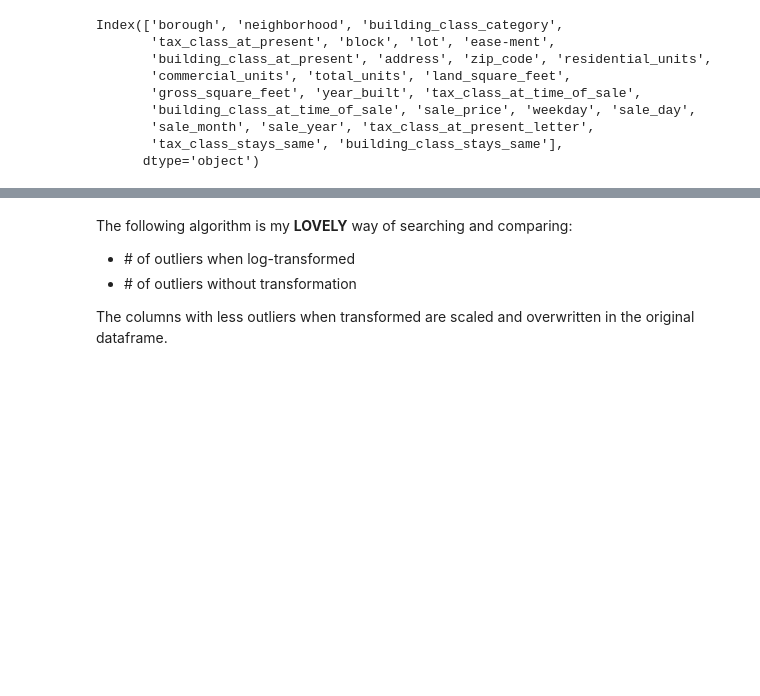
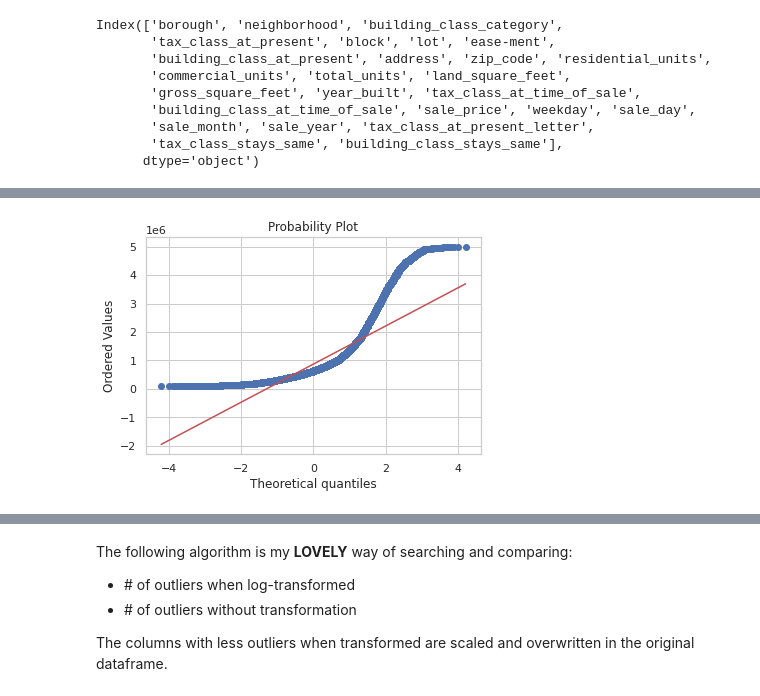
Before and after one commit to business-ui/python_projects, a Jupyter notebook: NYC_Rolling_Sales.ipynb, the cells around one changed output, grey strips where cells are left out. Saved outputs shown, nothing was run; the diff lists cells and outputs as text; code cells hidden in the pictures; blank space fills up the shorter version.

```diff
--- a/NYC_Rolling_Sales.ipynb
+++ b/NYC_Rolling_Sales.ipynb
@@ -197,0 +210,5 @@ New Dataset Shape: (54657, 26)
+# %%
+stats.probplot(df['sale_price'], plot=plt)
+plt.show()
+# %% [output]
+[figure, added]
```
Also changed, not shown: parts of 23 cells of this notebook.
